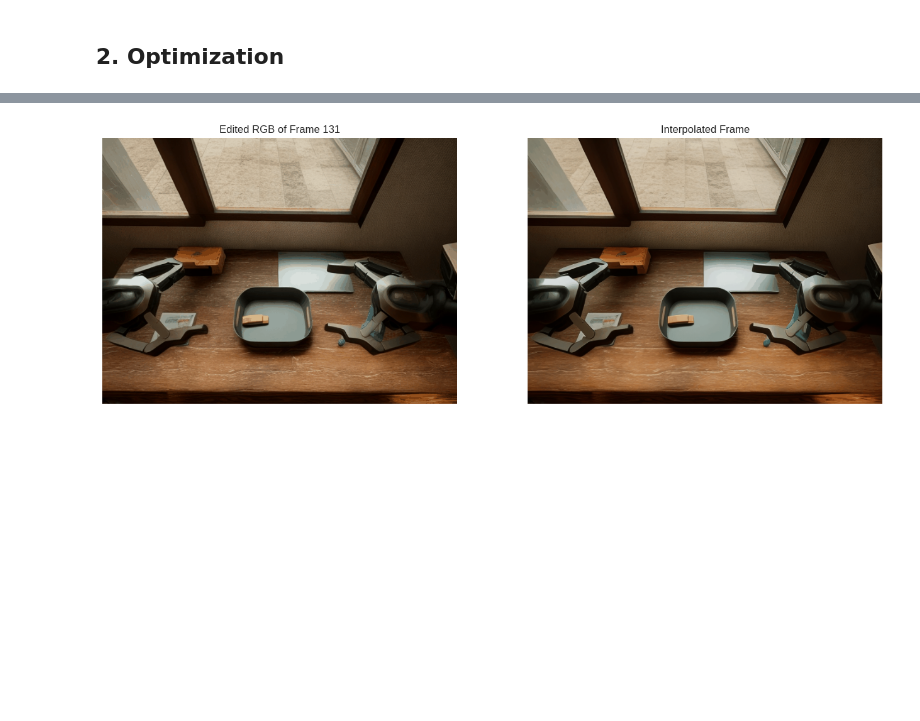
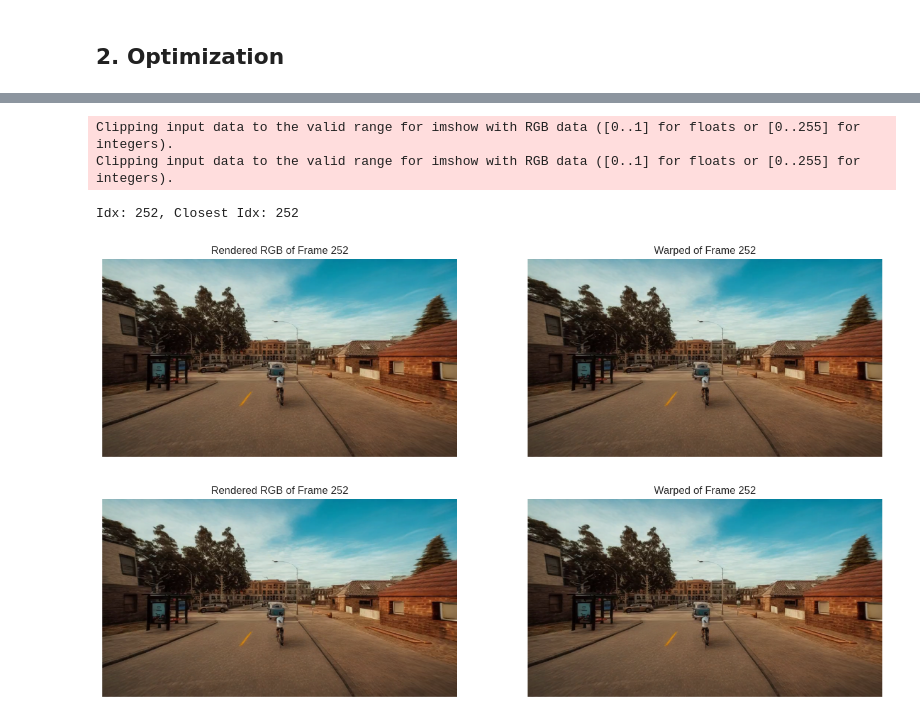
Before and after one commit to Linketic/TC-Light, a Jupyter notebook: notebooks/rgbd_opt_light.ipynb, the cells around one changed output, grey strips where cells are left out. Saved outputs shown, nothing was run; the diff lists cells and outputs as text; code cells hidden in the pictures; blank space fills up the shorter version.

```diff
--- a/notebooks/rgbd_opt_light.ipynb
+++ b/notebooks/rgbd_opt_light.ipynb
@@ -573,12 +211,14 @@ from utils.RIFE.IFNet_HDv4 import IFNet
 
 # vgg_loss = VGGPerceptualLoss(resize=False)
 max_sh_degree = 3
-lambda_dssim = 0.1
+lambda_dssim = 0.2
 lambda_perceptual = 0.01
 lambda_depth = 1.0
-lambda_tv = 0.01
+lambda_flow = 0.8
+lambda_tv = 0.05
+lambda_key = 0.8
 d_final_factor = 0.1
-lambda_flow = 0.6
+
 lambda_exp = 0.8
 epochs_exposure = 35
 epochs = 70
@@ -594,7 +234,7 @@ exposure_lr_delay_mult = 0.0
 tv_loss = TVLoss(lambda_tv)
 interpolater = IFNet(ckpt_path="../models/rife/flownet_v4.22.pkl").to(data_parser.device).eval()
 # %%
-pil_list = eu.video_to_pil_list(f'{output_dir}/output.gif')
+pil_list = eu.video_to_pil_list(f'{output_dir}/output.mp4')
 edited_images = torch.concat([eu.load_image(pil, flows.device, flows.dtype) for pil in pil_list], dim=0) / 255.0
 N, _, H, W = edited_images.shape
 
@@ -644,6 +284,9 @@ if SHOW_INTEGRATION_RESULTS:
     plt.title(f"Edited of Frame {idx}")
     plt.axis("off")
 # %%
+from utils.flow_utils import warp_flow
+from utils.loss_utils import l1_loss, relaxed_ms_ssim
+
 torch.cuda.empty_cache()
 torch.cuda.reset_peak_memory_stats()
 start_time = datetime.datetime.now()
@@ -681,7 +324,7 @@ for epoch in range(epochs_exposure):
         warped_images = warp_flow(pre_images, _past_flows)[idxs>0]
         images, _mask_bwds = images[idxs>0], _mask_bwds[idxs>0]
 
-        loss_flow = l1_loss(warped_images[_mask_bwds], images[_mask_bwds])
+        loss_flow = l1_loss(warped_images * _mask_bwds, images * _mask_bwds)
 
         loss = (1 - lambda_exp) * loss_photometric + lambda_exp * loss_flow
 
@@ -731,7 +374,7 @@ if ANALYZE_SSIM:
     # l_map = ssim_map / cs_map
 
     # show distribution of per-channel SSIM
-    plt.style.use("seaborn-v0_8-whitegrid")
+    # plt.style.use("seaborn-v0_8-whitegrid")
     # plt.hist(l_map[0, 0].reshape(-1).cpu().numpy(), bins=100, color='r', alpha=0.5, label='R');
     # plt.hist(l_map[0, 1].reshape(-1).cpu().numpy(), bins=100, color='g', alpha=0.5, label='G');
     # plt.hist(l_map[0, 2].reshape(-1).cpu().numpy(), bins=100, color='b', alpha=0.5, label='B');
@@ -751,33 +422,50 @@ if ANALYZE_SSIM:
 # %%
-ANALYZE_INTERP = False
-if ANALYZE_INTERP:
-    idx = random.randint(1, N-1)
-    # idx = 228  # 71, 228
-    frames = dataset.edited_images
-    s_frame = frames[idx-1:idx]
-    m_frame = frames[idx:idx+1]
-    e_frame = frames[idx+1:idx+2]
+ANALYZE_FLOW_MASK = True
+if ANALYZE_FLOW_MASK:
+    from utils.flow_utils import warp_flow, get_mask_bwds
 
-    with torch.no_grad():
-        interp_frames_s = interpolater.inference(s_frame, m_frame)
-        interp_frames_e = interpolater.inference(m_frame, e_frame)
-        interp_frames_m = interpolater.inference(interp_frames_s, interp_frames_e)
+    # mask_bwds = get_mask_bwds(org_frames, flows, past_flows, alpha=1.0, diff_threshold=0.1)
+    mask_bwds_st = get_key_mask_bwds(org_frames, index_closest, target_flows, src_flows, alpha=0.75, diff_threshold=0.1)
+    idx = random.randint(1, len(dataset.edited_images)-1)
+    # idx = 22
+
+    # image, pre_image = org_frames[idx:idx+1], org_frames[idx-1:idx]
+    # past_flow = past_flows[idx:idx+1]
+    # warped_image = warp_flow(pre_image, past_flow)
+    # warped_image_m = warped_image * mask_bwds[idx:idx+1].float()
+    # image_m = image * mask_bwds[idx:idx+1].float()
+
+    print(f"Idx: {idx}, Closest Idx: {index_closest[idx]}")
+    src_image, image = dataset.edited_images[idx:idx+1], dataset.edited_images[index_closest[idx]:index_closest[idx]+1]
+    warped_image = warp_flow(src_image, src_flows[idx:idx+1])
+    warped_image_m = warped_image * mask_bwds_st[idx:idx+1].float()
+    image_m = image * mask_bwds_st[idx:idx+1].float()
 
     plt.style.use("seaborn-v0_8-whitegrid")
-    plt.figure(figsize=(16, 8))
+    plt.figure(figsize=(16, 10))
     plt.subplot(1, 2, 1)
-    plt.imshow(m_frame[0].permute(1, 2, 0).cpu().numpy())
-    plt.title(f"Edited RGB of Frame {idx}")
+    plt.imshow(image[0].permute(1, 2, 0).detach().cpu().numpy())
+    plt.title(f"Rendered RGB of Frame {idx}")
     plt.axis("off")
 
     plt.subplot(1, 2, 2)
-    plt.imshow(interp_frames_m[0].permute(1, 2, 0).cpu().numpy())
-    plt.title(f"Interpolated Frame")
+    plt.imshow(warped_image[0].permute(1, 2, 0).detach().cpu().numpy())
+    plt.title(f"Warped of Frame {idx}")
     plt.axis("off")
 
-    # plt.subplot(1, 3, 3)
-    # plt.imshow(e_frame[0].permute(1, 2, 0).cpu().numpy())
-    # plt.title(f"Edited of Frame {idx+1}")
-    # plt.axis("off")
+    plt.figure(figsize=(16, 10))
+    plt.subplot(1, 2, 1)
+    plt.imshow(image_m[0].permute(1, 2, 0).detach().cpu().numpy())
+    plt.title(f"Rendered RGB of Frame {idx}")
+    plt.axis("off")
+
+    plt.subplot(1, 2, 2)
+    plt.imshow(warped_image_m[0].permute(1, 2, 0).detach().cpu().numpy())
+    plt.title(f"Warped of Frame {idx}")
+    plt.axis("off")
 # %% [output]
+Clipping input data to the valid range for imshow with RGB data ([0..1] for floats or [0..255] for integers).
+Clipping input data to the valid range for imshow with RGB data ([0..1] for floats or [0..255] for integers).
+Idx: 252, Closest Idx: 252
-[figure, old version]
+[figure, new version]
+[figure, added]
```
Also changed, not shown: parts of 21 cells of this notebook, 9 other files.
